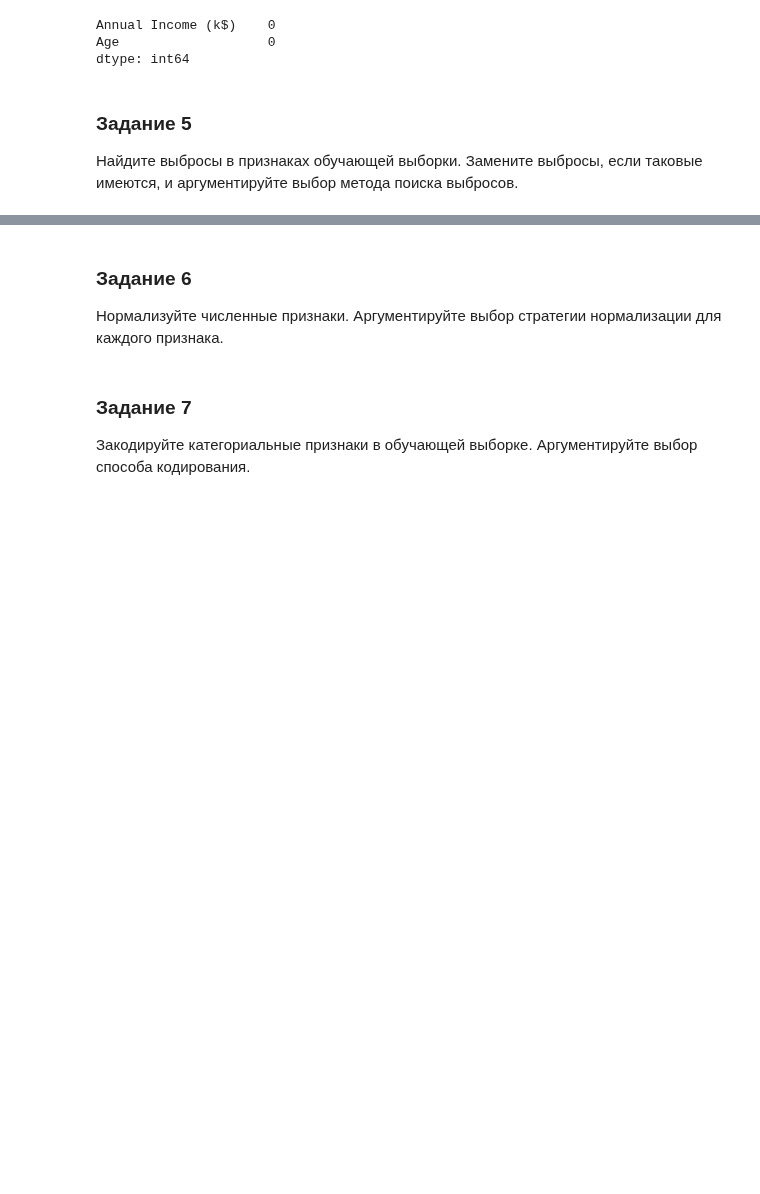
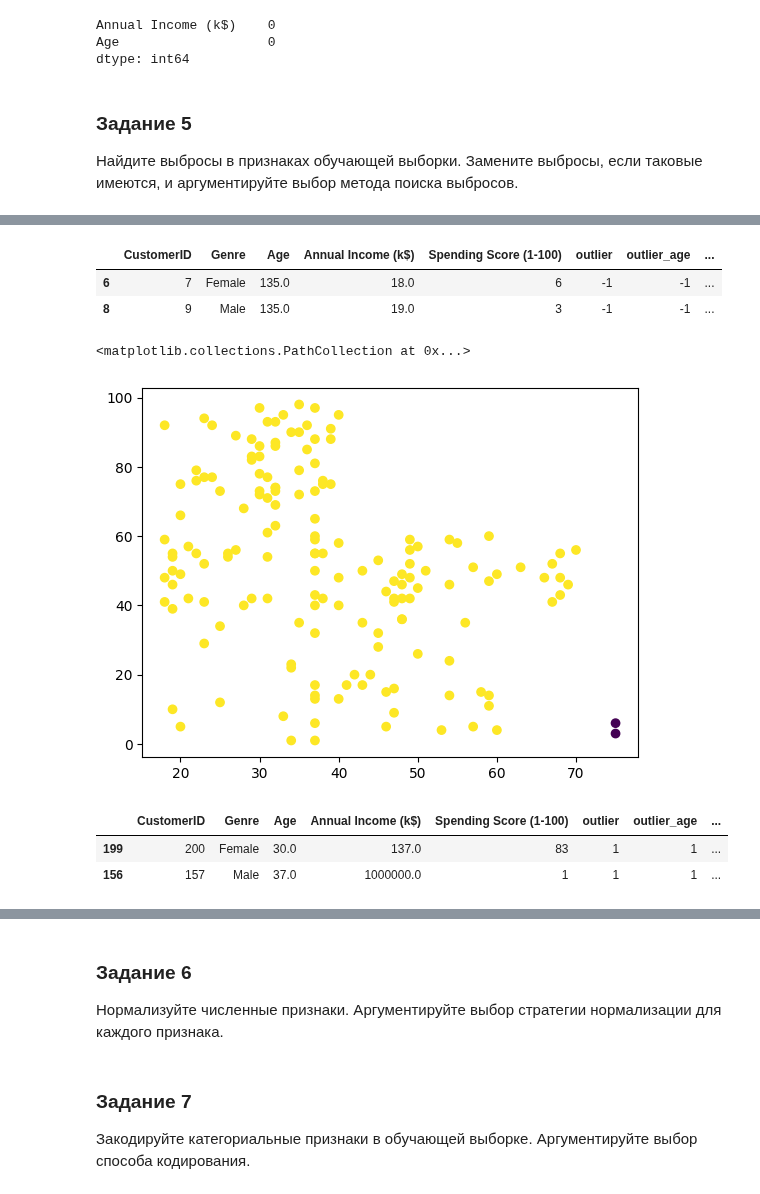
Before and after one commit to IgorKolotushkin/machine_learning_ds, a Jupyter notebook: hw9/Очистка данных. Для студентов.ipynb, the cells around one changed output, grey strips where cells are left out. Saved outputs shown, nothing was run; the diff lists cells and outputs as text; code cells hidden in the pictures; blank space fills up the shorter version.

```diff
--- a/hw9/Очистка данных. Для студентов.ipynb
+++ b/hw9/Очистка данных. Для студентов.ipynb
@@ -300,0 +344,19 @@ age_bounds
+# %%
+# Поэтому использовал IsolationForest, этот алгоритм нашел именно те выбросы, которые явно бросаются в глаза
+
+from sklearn.ensemble import IsolationForest
+
+isf = IsolationForest(n_estimators=100, contamination=0.01, random_state=1)
+y_pred = isf.fit_predict(Xtrain[['Age', 'Spending Score (1-100)']])
+
+Xtrain['outlier_age'] = y_pred
+Xtrain[Xtrain['outlier_age'] != 1]
+# %% [output]
+|  | CustomerID | Genre | Age | Annual Income (k$) | Spending Score (1-100) | outlier | outlier_age | ... |
+| 6 | 7 | Female | 135.0 | 18.0 | 6 | -1 | -1 | ... |
+| 8 | 9 | Male | 135.0 | 19.0 | 3 | -1 | -1 | ... |
+# %%
+plt.scatter(Xtrain['Age'], Xtrain['Spending Score (1-100)'], c=Xtrain['outlier_age'])
+# %% [output]
+<matplotlib.collections.PathCollection at 0x...>
+[figure, added]
@@ -300,0 +365,9 @@ age_bounds
+# %%
+y_pred_inc = isf.fit_predict(Xtrain[['Annual Income (k$)', 'Spending Score (1-100)']])
+
+Xtrain['outlier_income'] = y_pred_inc
+Xtrain[Xtrain['outlier_income'] != 1]
+# %% [output]
+|  | CustomerID | Genre | Age | Annual Income (k$) | Spending Score (1-100) | outlier | outlier_age | ... |
+| 199 | 200 | Female | 30.0 | 137.0 | 83 | 1 | 1 | ... |
+| 156 | 157 | Male | 37.0 | 1000000.0 | 1 | 1 | 1 | ... |
```
Also changed, not shown: parts of 14 cells of this notebook.
